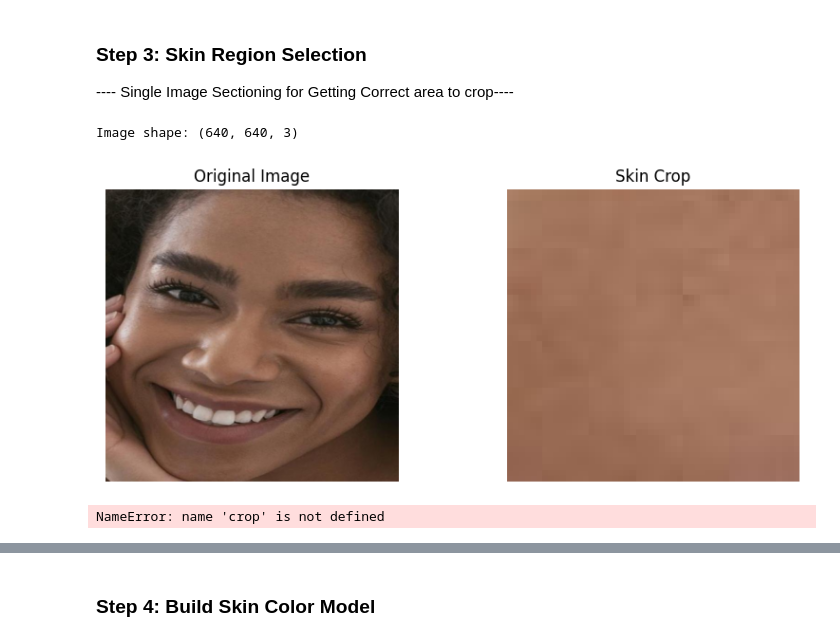
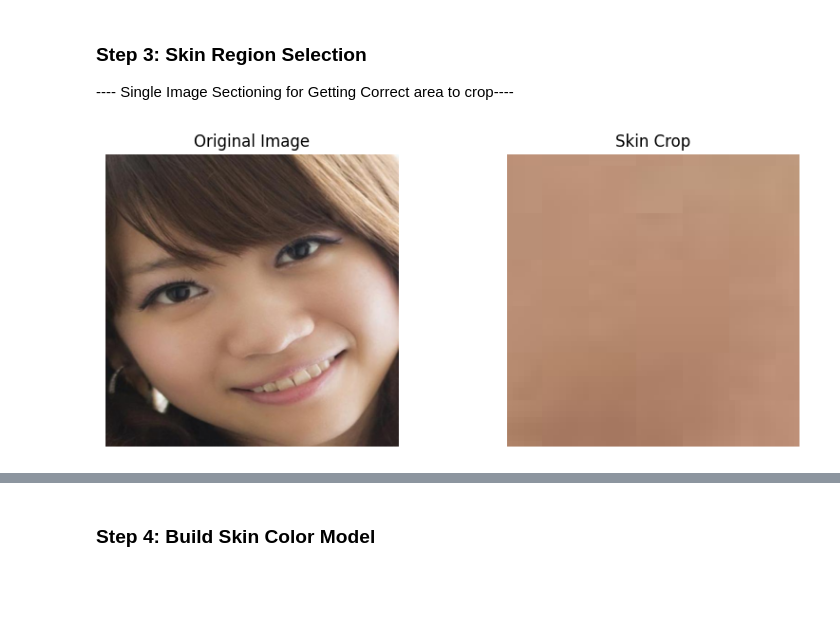
Before and after one commit to Tharunchndrn/basic_skin-tone_classifier, a Jupyter notebook: skin_tone_Detection.ipynb, the cells around one changed output, grey strips where cells are left out. Saved outputs shown, nothing was run; the diff lists cells and outputs as text; code cells hidden in the pictures; blank space fills up the shorter version.

```diff
--- a/skin_tone_Detection.ipynb
+++ b/skin_tone_Detection.ipynb
@@ -86,57 +86,24 @@ plt.show()
 ### Step 3: Skin Region Selection
 ---- Single Image Sectioning for Getting Correct area to crop----
 # %%
-img = images[2]
+img = cv2.imread("data/train/train1.jpg")
+img_rgb = cv2.cvtColor(img, cv2.COLOR_BGR2RGB)
 
-img_rgb = cv2.cvtColor(img, cv2.COLOR_BGR2RGB)
-print("Image shape:", img_rgb.shape)
+x1, x2, y1, y2 = 350, 400, 250, 300
 
-# Cropping The Image
-skin_crop = img_rgb[350 : 400, 250 : 300]
-
-
+crop = img_rgb[x1:x2, y1:y2]
 
 plt.figure(figsize=(10,4))
 plt.subplot(1,2,1)
 plt.imshow(img_rgb)
 plt.title("Original Image")
 plt.axis("off")
 
 plt.subplot(1,2,2)
-plt.imshow(skin_crop)
+plt.imshow(crop)
 plt.title("Skin Crop")
 plt.axis("off")
 
 plt.show()
 # %% [output]
-Image shape: (640, 640, 3)
-[figure, old version]
+[figure, new version]
-# %%
-skin_crops = []
-
-crop_values = [
-    (350, 400, 250, 300),
-    (350, 400, 250, 300),
-    (350, 400, 250, 300),
-]
-
-# Loop only for the number of crops you defined
-for i in range(len(crop_values)):
-
-    crop_bgr = cv2.cvtColor(crop.astype("uint8"), cv2.COLOR_RGB2BGR)
-    filename = f"data/skin_patches/crop_{i+1}.jpg"
-    cv2.imwrite(filename, crop_bgr)
-    print(f"Saved: {filename}")
-
-    img = images[i]
-    img_rgb = cv2.cvtColor(img, cv2.COLOR_BGR2RGB)
-
-    x1, x2, y1, y2 = crop_values[i]
-
-    crop = img_rgb[x1:x2, y1:y2]
-
-    skin_crops.append(crop)
-
-print("Total crops:", len(skin_crops))
-# %% [output]
-NameError: name 'crop' is not defined
```
Also changed, not shown: parts of 18 cells of this notebook.
